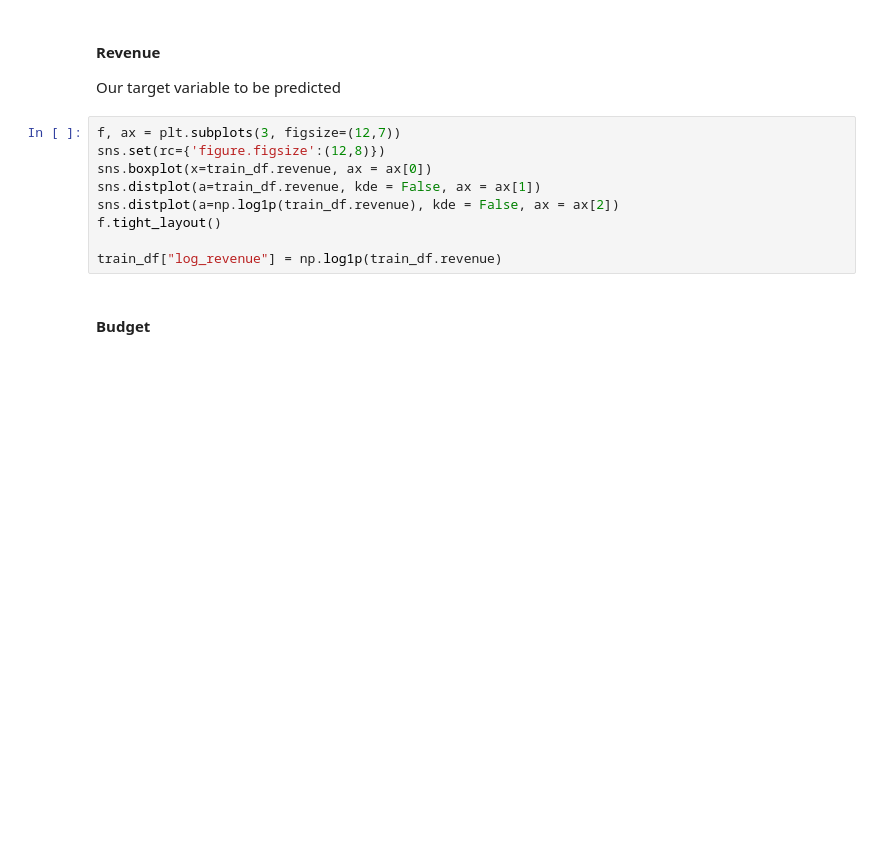
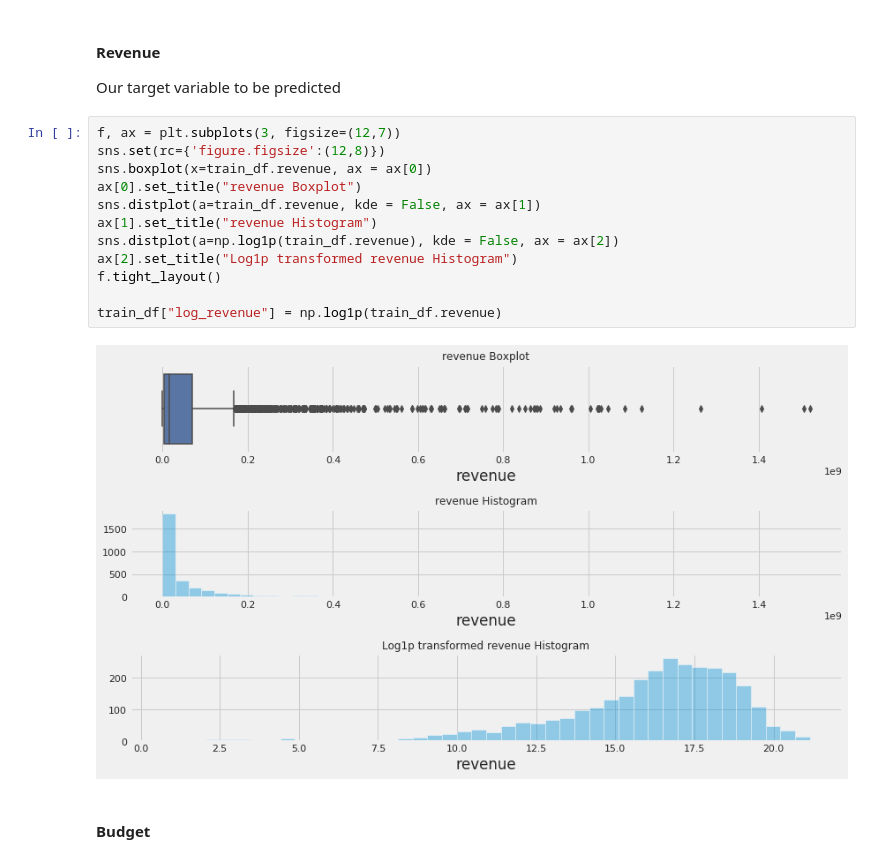
Before and after one commit to praxitelisk/TMDB-Box-Office-Prediction, a Jupyter notebook: TMDB Box Office Prediction EDA + ML.ipynb, the cells around one changed output. Saved outputs shown, nothing was run; the diff lists cells and outputs as text; blank space fills up the shorter version.

```diff
--- a/TMDB Box Office Prediction EDA + ML.ipynb
+++ b/TMDB Box Office Prediction EDA + ML.ipynb
@@ -67,12 +108,17 @@ Our target variable to be predicted
 # %%
 f, ax = plt.subplots(3, figsize=(12,7))
 sns.set(rc={'figure.figsize':(12,8)})
 sns.boxplot(x=train_df.revenue, ax = ax[0])
+ax[0].set_title("revenue Boxplot")
 sns.distplot(a=train_df.revenue, kde = False, ax = ax[1])
+ax[1].set_title("revenue Histogram")
 sns.distplot(a=np.log1p(train_df.revenue), kde = False, ax = ax[2])
+ax[2].set_title("Log1p transformed revenue Histogram")
 f.tight_layout()
 
 train_df["log_revenue"] = np.log1p(train_df.revenue)
+# %% [output]
+[figure, added]
 # %% [markdown]
 #### Budget
 # %%
```
Also changed, not shown: parts of 44 cells of this notebook.
